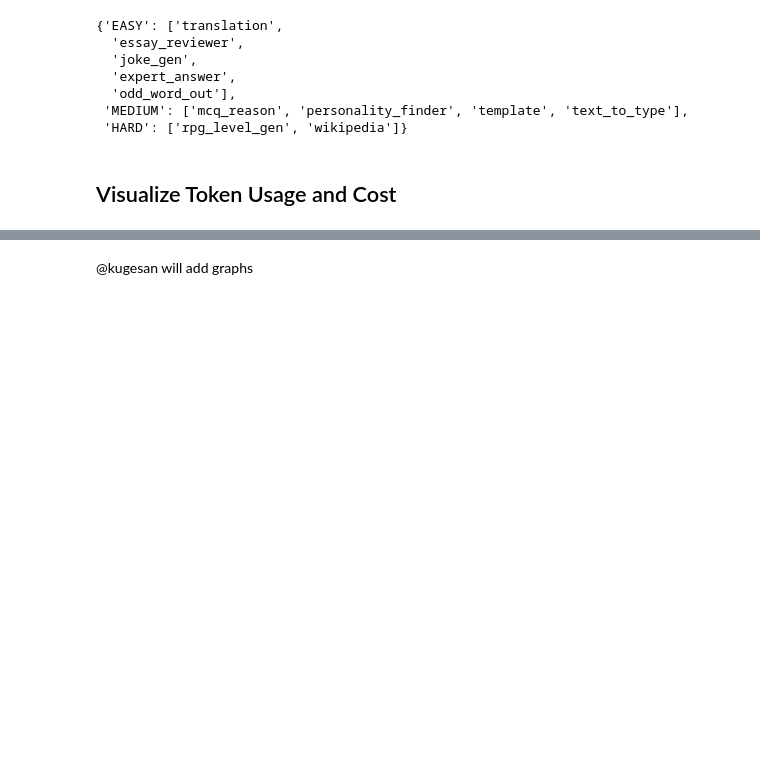
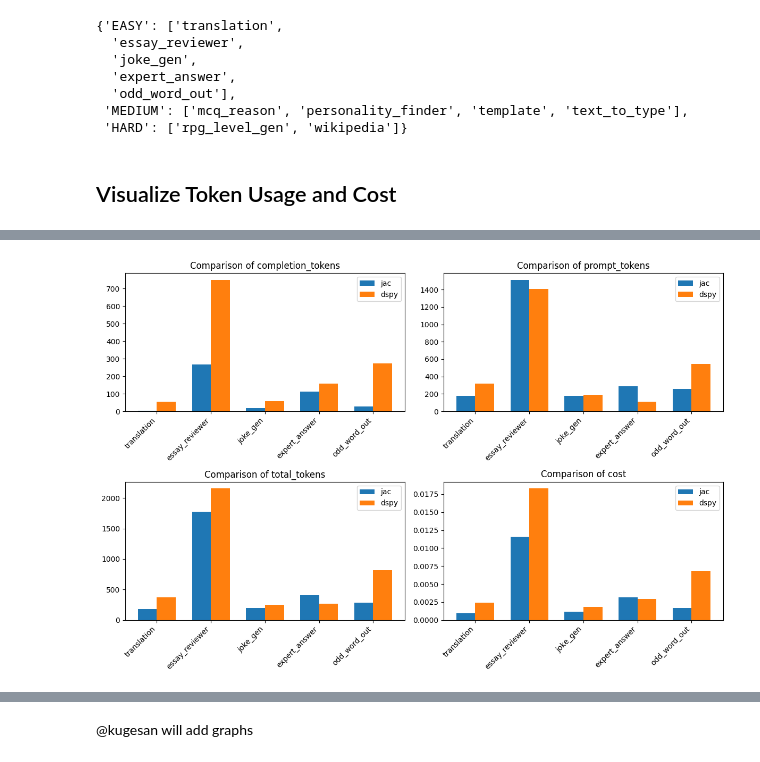
Before and after one commit to Jaseci-Labs/mtllm-evaluation, a Jupyter notebook: analysis.ipynb, the cells around one changed output, grey strips where cells are left out. Drawn from its saved outputs; the diff is of its cells as text; code cells hidden in the pictures; blank space fills up the shorter version.

Commit message:
Added :plots to help comparision

```diff
--- a/analysis.ipynb
+++ b/analysis.ipynb
@@ -136,0 +147,25 @@ results_df = get_results_df(_results)
+# %%
+problems = results_df['problem'].unique()
+criteria = ['completion_tokens', 'prompt_tokens', 'total_tokens', 'cost']
+
+fig, axs = plt.subplots(nrows=2, ncols=2, figsize=(12, 8))
+axs = axs.flatten()
+
+for i, criterion in enumerate(criteria):
+    jac_data = results_df[f'jac_{criterion}']
+    dspy_data = results_df[f'dspy_{criterion}']
+
+    x = np.arange(len(problems))
+    width = 0.35
+    axs[i].bar(x - width/2, jac_data, width, label='jac')
+    axs[i].bar(x + width/2, dspy_data, width, label='dspy')
+
+    axs[i].set_xticks(x)
+    axs[i].set_xticklabels(problems, rotation=45, ha='right')
+    axs[i].set_title(f'Comparison of {criterion}')
+    axs[i].legend()
+
+plt.tight_layout()
+plt.show()
+# %% [output]
+[figure, added]
```
Also changed, not shown: parts of 6 cells of this notebook.
